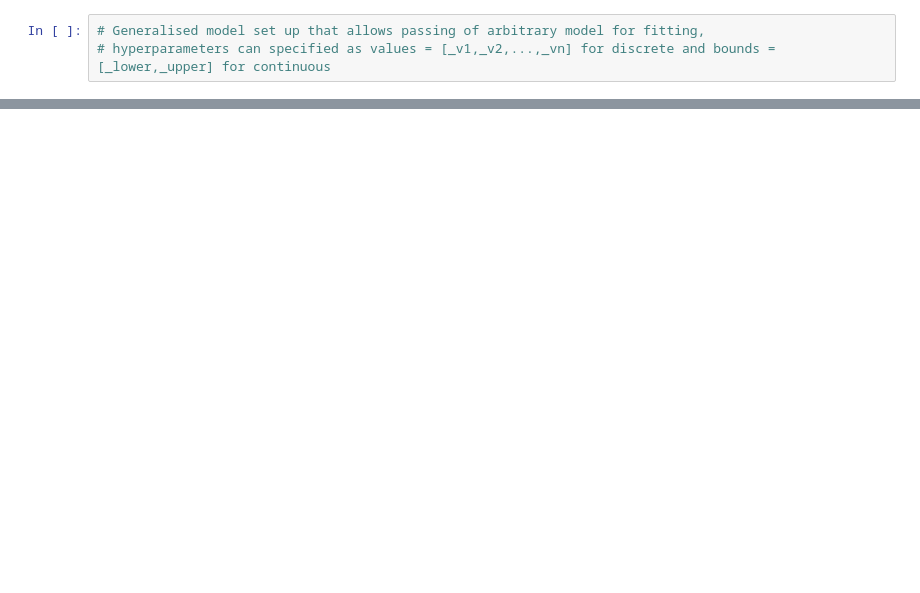
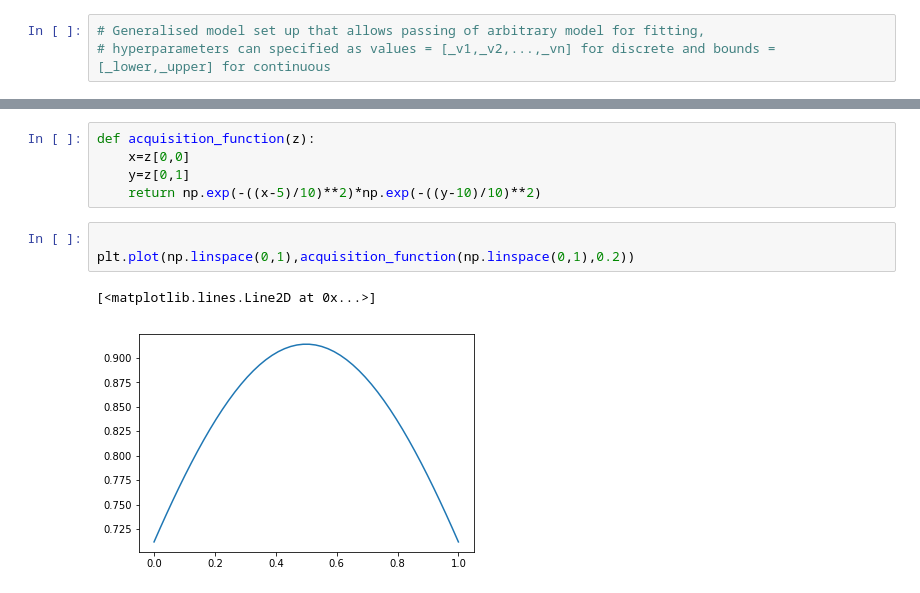
Before and after one commit to mattcrooksBBC/BayesianOptimisation, a Jupyter notebook: Bayesian_hyperparameter_optimisation.ipynb, the cells around one changed output, grey strips where cells are left out. Drawn from its saved outputs; the diff is of its cells as text; blank space fills up the shorter version.

```diff
--- a/Bayesian_hyperparameter_optimisation.ipynb
+++ b/Bayesian_hyperparameter_optimisation.ipynb
@@ -313,0 +518,11 @@ KeyboardInterrupt:
+# %%
+def acquisition_function(z):
+    x=z[0,0]
+    y=z[0,1]
+    return np.exp(-((x-5)/10)**2)*np.exp(-((y-10)/10)**2)
+# %%
+
+plt.plot(np.linspace(0,1),acquisition_function(np.linspace(0,1),0.2))
+# %% [output]
+[<matplotlib.lines.Line2D at 0x...>]
+[figure, added]
```
Also changed, not shown: parts of 25 cells of this notebook, 3 other files.
